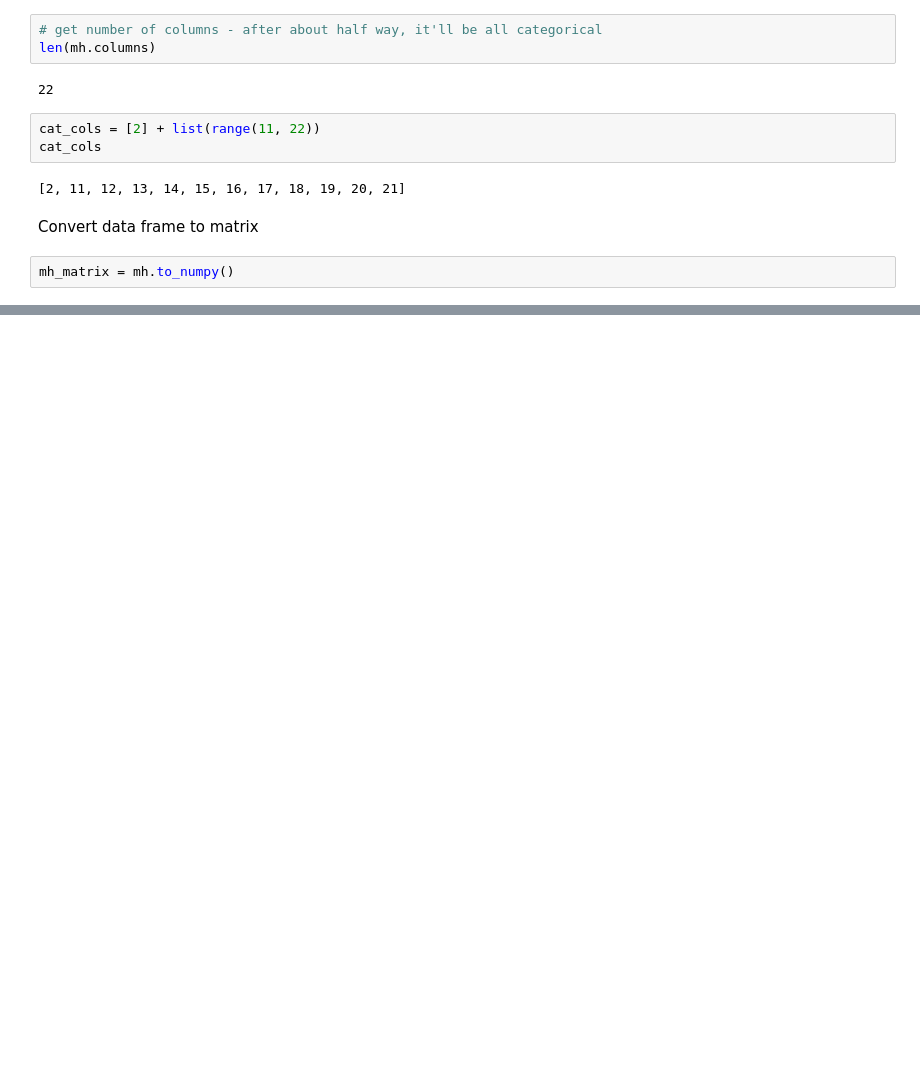
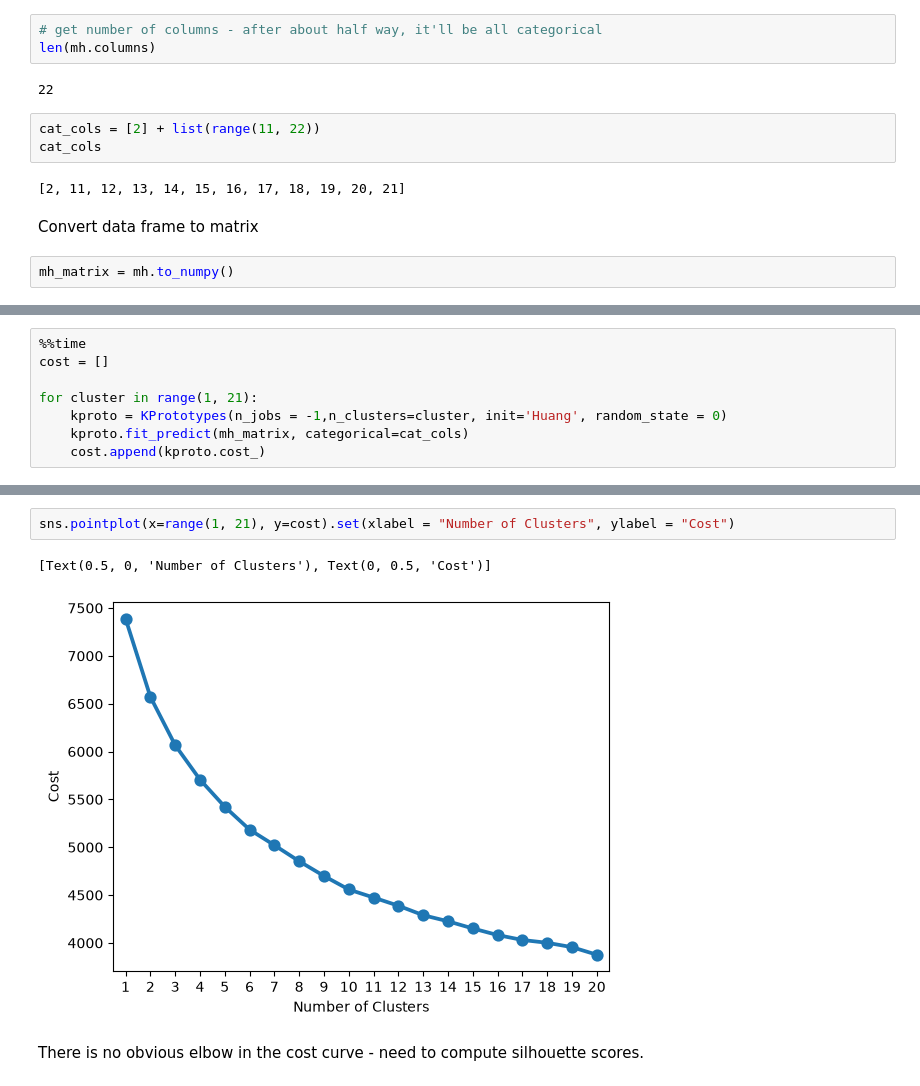
Before and after one commit to theppel/K-means, a Jupyter notebook: working.ipynb, the cells around one changed output, grey strips where cells are left out. Saved outputs shown, nothing was run; the diff lists cells and outputs as text; blank space fills up the shorter version.

```diff
--- a/working.ipynb
+++ b/working.ipynb
@@ -276,0 +282,8 @@ mh_matrix = mh.to_numpy()
+# %%
+%%time
+cost = []
+
+for cluster in range(1, 21):
+    kproto = KPrototypes(n_jobs = -1,n_clusters=cluster, init='Huang', random_state = 0)
+    kproto.fit_predict(mh_matrix, categorical=cat_cols)
+    cost.append(kproto.cost_)
@@ -276,0 +293,7 @@ mh_matrix = mh.to_numpy()
+# %%
+sns.pointplot(x=range(1, 21), y=cost).set(xlabel = "Number of Clusters", ylabel = "Cost")
+# %% [output]
+[Text(0.5, 0, 'Number of Clusters'), Text(0, 0.5, 'Cost')]
+[figure, added]
+# %% [markdown]
+There is no obvious elbow in the cost curve - need to compute silhouette scores.
```
Also changed, not shown: parts of 12 cells of this notebook.
